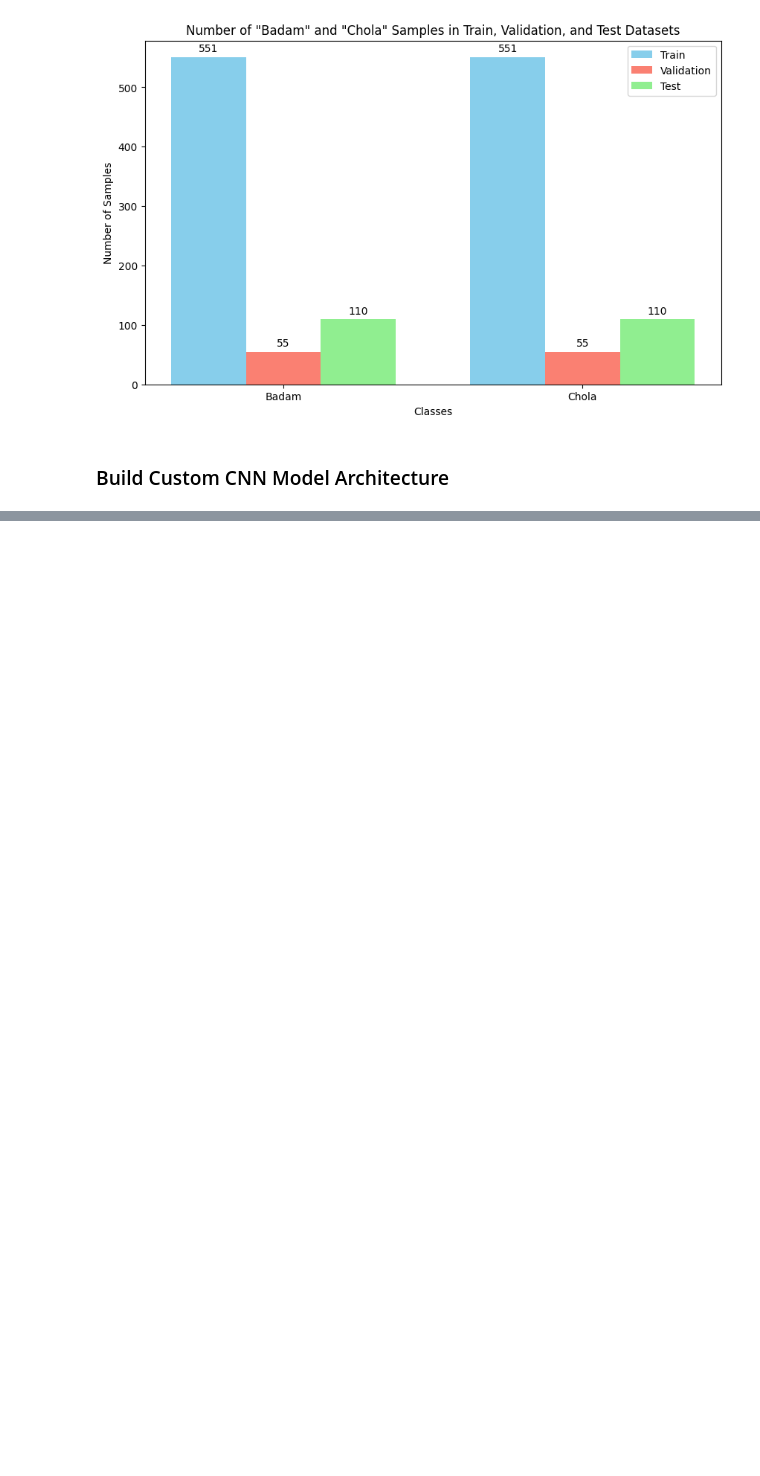
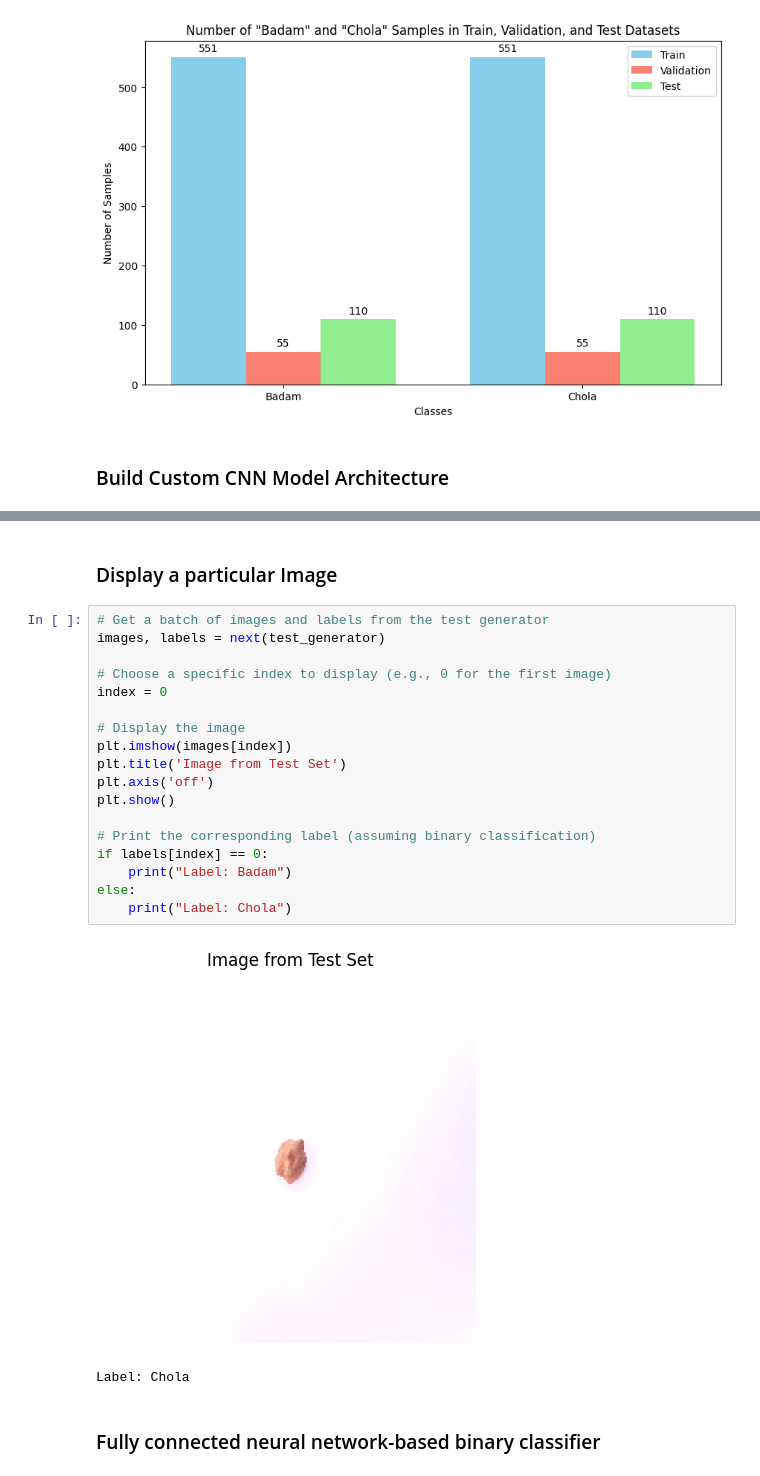
Before and after one commit to ForhanShahriarFahim/Artificial-Intelligence-Lab, a Jupyter notebook: Updated_Binary_classifier(Assignment_4).ipynb, the cells around one changed output, grey strips where cells are left out. Drawn from its saved outputs; the diff is of its cells as text; blank space fills up the shorter version.

```diff
--- a/Updated_Binary_classifier(Assignment_4).ipynb
+++ b/Updated_Binary_classifier(Assignment_4).ipynb
@@ -433,0 +490,25 @@ plt.show()
+# %% [markdown]
+### Display a particular Image
+# %%
+# Get a batch of images and labels from the test generator
+images, labels = next(test_generator)
+
+# Choose a specific index to display (e.g., 0 for the first image)
+index = 0
+
+# Display the image
+plt.imshow(images[index])
+plt.title('Image from Test Set')
+plt.axis('off')
+plt.show()
+
+# Print the corresponding label (assuming binary classification)
+if labels[index] == 0:
+    print("Label: Badam")
+else:
+    print("Label: Chola")
+# %% [output]
+[figure, added]
+Label: Chola
+# %% [markdown]
+### Fully connected neural network-based binary classifier
```
Also changed, not shown: parts of 31 cells of this notebook.
